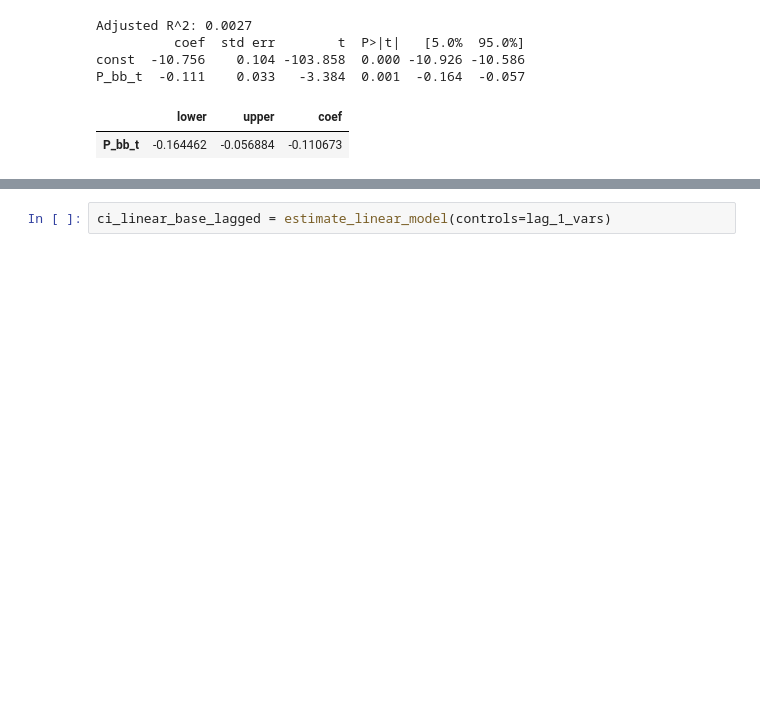
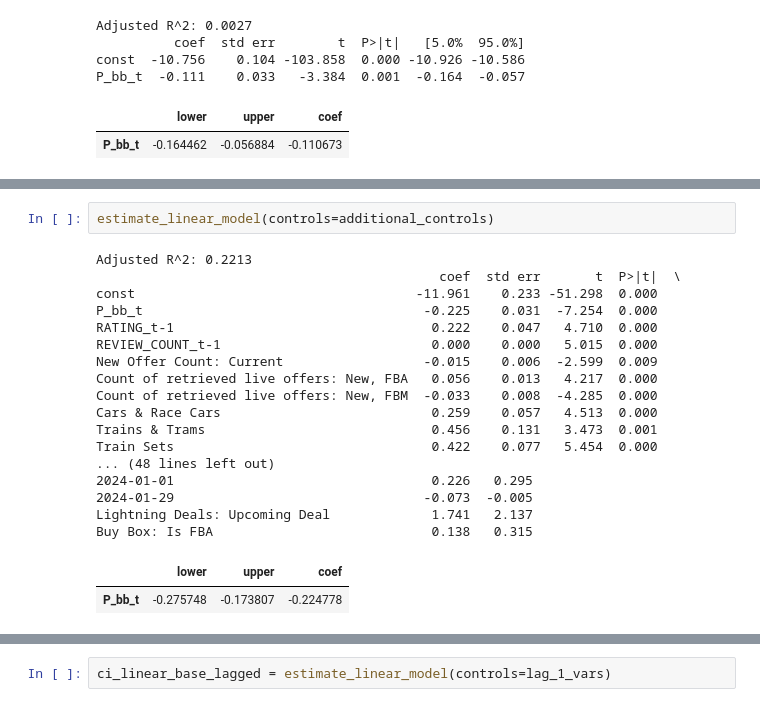
Before and after one commit to JanTeichertKluge/demand-analysis-repro, a Jupyter notebook: main/code/04_evaluation.ipynb, the cells around one changed output, grey strips where cells are left out. Saved outputs shown, nothing was run; the diff lists cells and outputs as text; blank space fills up the shorter version.

```diff
--- a/main/code/04_evaluation.ipynb
+++ b/main/code/04_evaluation.ipynb
@@ -265,0 +286,22 @@ P_bb_t  -0.111    0.033   -3.384  0.001  -0.164  -0.057
+# %%
+estimate_linear_model(controls=additional_controls)
+# %% [output]
+Adjusted R^2: 0.2213
+                                            coef  std err       t  P>|t|  \
+const                                    -11.961    0.233 -51.298  0.000
+P_bb_t                                    -0.225    0.031  -7.254  0.000
+RATING_t-1                                 0.222    0.047   4.710  0.000
+REVIEW_COUNT_t-1                           0.000    0.000   5.015  0.000
+New Offer Count: Current                  -0.015    0.006  -2.599  0.009
+Count of retrieved live offers: New, FBA   0.056    0.013   4.217  0.000
+Count of retrieved live offers: New, FBM  -0.033    0.008  -4.285  0.000
+Cars & Race Cars                           0.259    0.057   4.513  0.000
+Trains & Trams                             0.456    0.131   3.473  0.001
+Train Sets                                 0.422    0.077   5.454  0.000
+... (48 lines left out)
+2024-01-01                                 0.226   0.295
+2024-01-29                                -0.073  -0.005
+Lightning Deals: Upcoming Deal             1.741   2.137
+Buy Box: Is FBA                            0.138   0.315
+|  | lower | upper | coef |
+| P_bb_t | -0.275748 | -0.173807 | -0.224778 |
```
Also changed, not shown: parts of 2 cells of this notebook.
